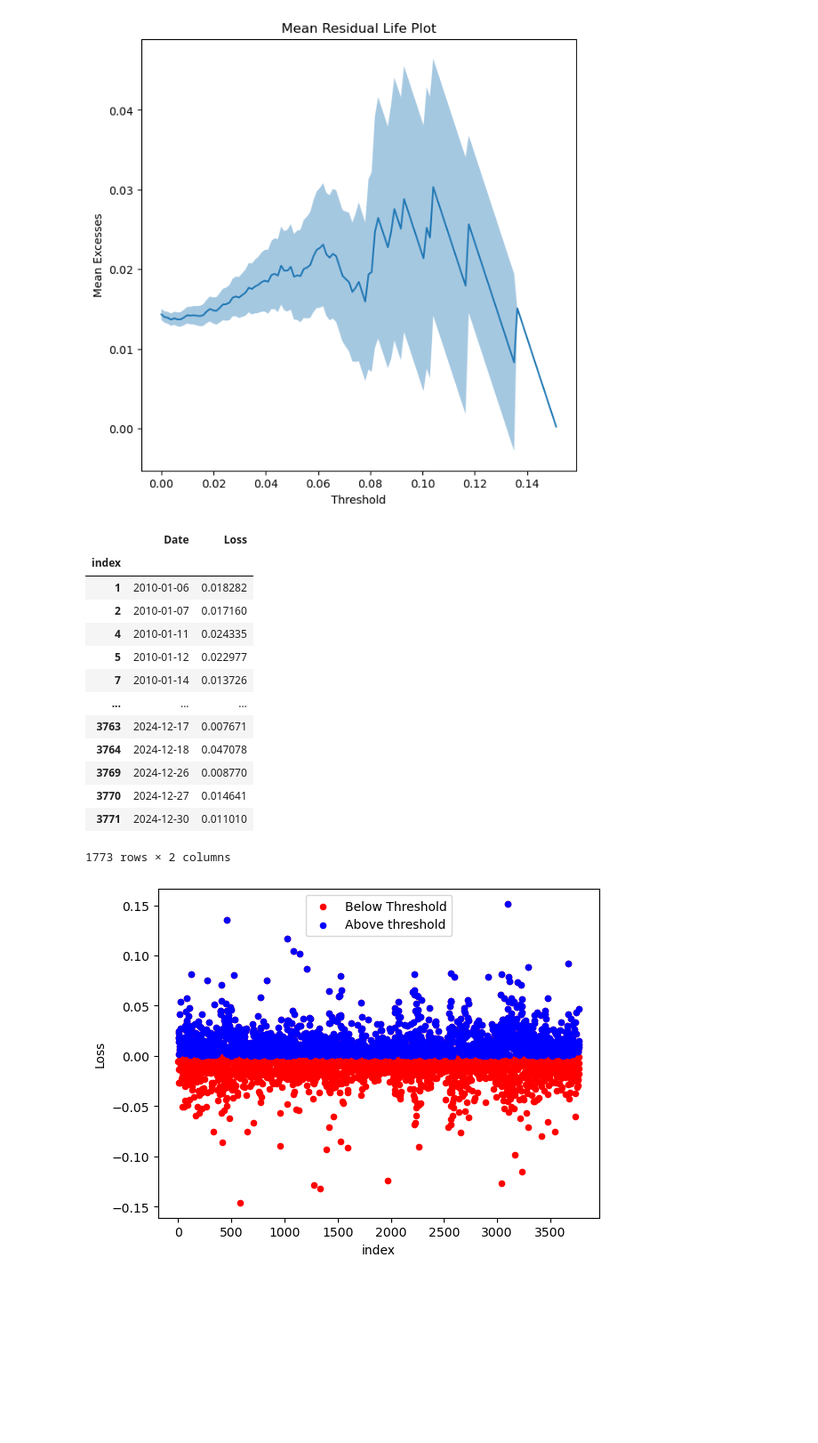
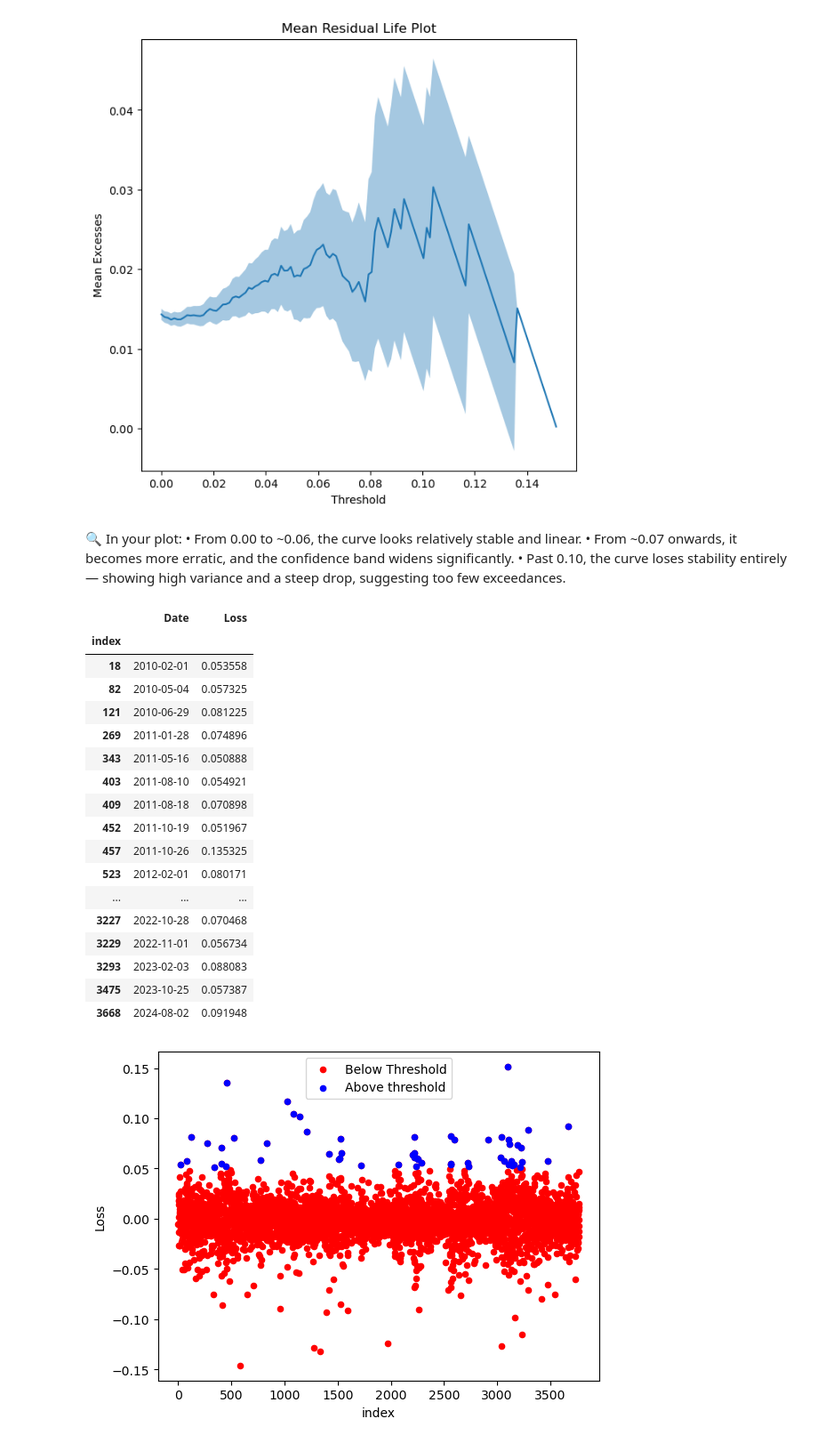
Before and after one commit to Scott-Yap/M2R_EVT, a Jupyter notebook: test.ipynb, the cells around one changed output. Shown: that part at 89% size. Saved outputs shown, nothing was run; the diff lists cells and outputs as text; code cells hidden in the pictures; blank space fills up the shorter version.

Commit message:
further analysis using ExtremeLy

```diff
--- a/test.ipynb
+++ b/test.ipynb
@@ -102,5 +128,6 @@ plt.show()
 # %%
 # Flip returns for losses, and reset index
 extreme_df = log_returns["AMZN"].copy().to_frame(name="Loss").reset_index()
+extreme_df.rename(columns={"Close": "Loss"}, inplace=True)
 extreme_df["Loss"] = -extreme_df["Loss"]  # flip sign for losses
 # %%
@@ -149,25 +283,34 @@ ely.gevsummary(model=fit)
 ely.MRL(sample=extreme_df,alpha=0.05)
 # %% [output]
 [figure]
+# %% [markdown]
+🔍 In your plot:
+	•	From 0.00 to ~0.06, the curve looks relatively stable and linear.
+	•	From ~0.07 onwards, it becomes more erratic, and the confidence band widens significantly.
+	•	Past 0.10, the curve loses stability entirely — showing high variance and a steep drop, suggesting too few exceedances.
 # %%
-#Getting large claims using POT method using threshold value as 30.
-pot=ely.getPOT(sample=extreme_df,threshold=0)
+#Getting large claims using POT method using threshold value as 0.06.
+pot=ely.getPOT(sample=extreme_df,threshold=0.05)
 pot
 # %% [output]
 |  | Date | Loss |
 | index |  |  |
-| 1 | 2010-01-06 | 0.018282 |
-| 2 | 2010-01-07 | 0.017160 |
-| 4 | 2010-01-11 | 0.024335 |
-| 5 | 2010-01-12 | 0.022977 |
-| 7 | 2010-01-14 | 0.013726 |
+| 18 | 2010-02-01 | 0.053558 |
+| 82 | 2010-05-04 | 0.057325 |
+| 121 | 2010-06-29 | 0.081225 |
+| 269 | 2011-01-28 | 0.074896 |
+| 343 | 2011-05-16 | 0.050888 |
+| 403 | 2011-08-10 | 0.054921 |
+| 409 | 2011-08-18 | 0.070898 |
+| 452 | 2011-10-19 | 0.051967 |
+| 457 | 2011-10-26 | 0.135325 |
+| 523 | 2012-02-01 | 0.080171 |
 | ... | ... | ... |
-| 3763 | 2024-12-17 | 0.007671 |
-| 3764 | 2024-12-18 | 0.047078 |
-| 3769 | 2024-12-26 | 0.008770 |
-| 3770 | 2024-12-27 | 0.014641 |
-| 3771 | 2024-12-30 | 0.011010 |
+| 3227 | 2022-10-28 | 0.070468 |
+| 3229 | 2022-11-01 | 0.056734 |
+| 3293 | 2023-02-03 | 0.088083 |
+| 3475 | 2023-10-25 | 0.057387 |
+| 3668 | 2024-08-02 | 0.091948 |
-1773 rows × 2 columns
-[figure, old version]
+[figure, new version]
 # %%
 #Fitting GPD with large claims obtained using POT method.
```
Also changed, not shown: parts of 13 cells of this notebook.
